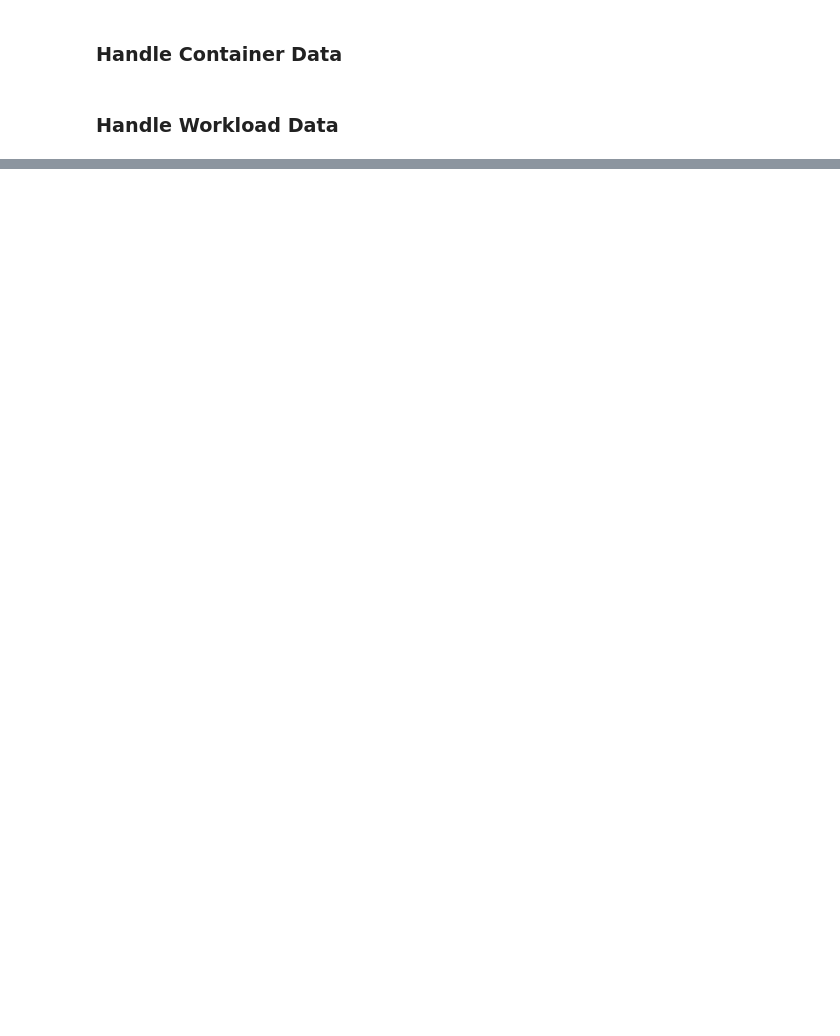
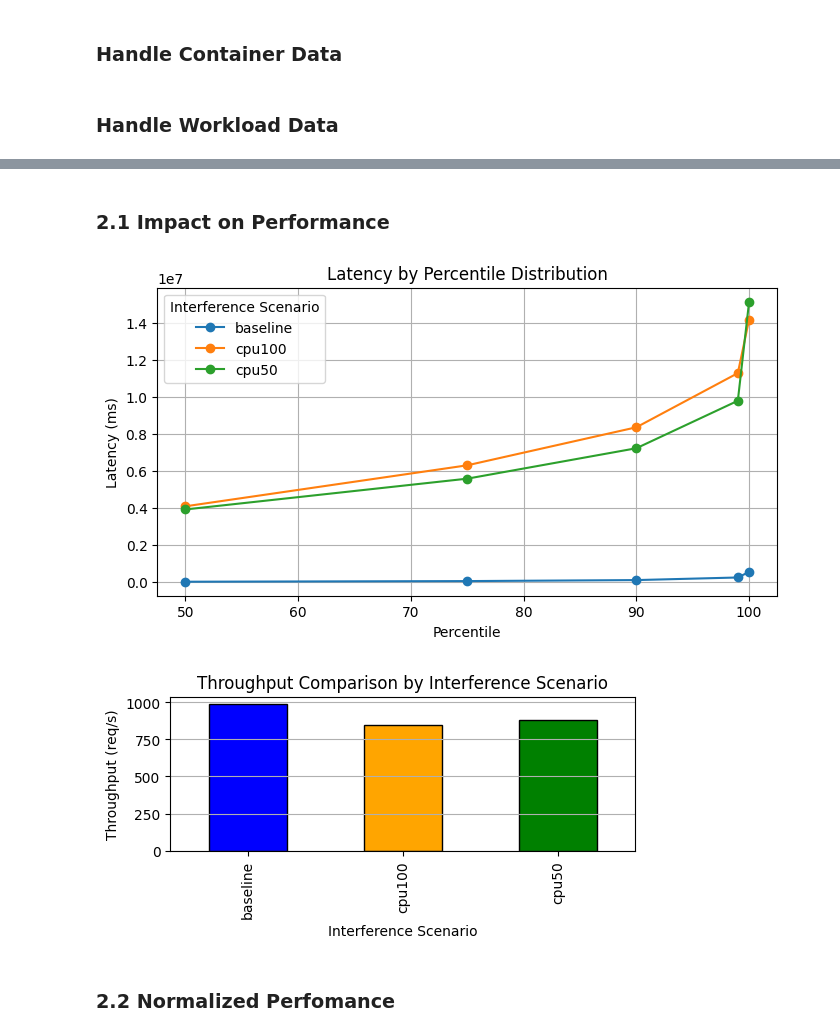
Before and after one commit to georgakopoulosgeo/Interference_Thesis_NTUA, a Jupyter notebook: profiling/fix_datasets.ipynb, the cells around one changed output, grey strips where cells are left out. Cells and saved outputs as stored; diff of their text form; code cells hidden in the pictures; blank space fills up the shorter version.

Commit message:
First view in perfomance

```diff
--- a/profiling/fix_datasets.ipynb
+++ b/profiling/fix_datasets.ipynb
@@ -177,0 +345,19 @@ for category, pattern in file_patterns.items():
+# %%
+# The workload df is the one in the category "workload"
+# Lets name it "social_network_workload.df"
+social_network_workload_df = pd.DataFrame()
+# Call this function for all files that belong to the "workload" category
+for category, pattern in file_patterns.items():
+    # Construct the search pattern
+    search_pattern = os.path.join(local_results_folder, pattern)
+    matching_files = glob.glob(search_pattern)
+
+    # Check if there are matching files
+    if matching_files:
+        for selected_file in matching_files:
+            if category == "workload":
+                social_network_workload_df = pd.read_csv(selected_file)
+                print(f"=== Category: {category} - File: {os.path.basename(selected_file)} ===")
+                display(social_network_workload_df.head(5))
+    else:
+        print(f"No file found for the category: {category}\n")
@@ -177,0 +494,51 @@ for category, pattern in file_patterns.items():
+# %% [markdown]
+### 2.1 Impact on Performance
+# %%
+import pandas as pd
+import matplotlib.pyplot as plt
+
+# Optionally, if you need to filter the DataFrame for a specific test case, use:
+# test_case = "your_test_case_id"
+# test_df = social_network_workload_df[social_network_workload_df['TestCaseID'] == test_case]
+# If not needed, simply use the full DataFrame:
+test_df = social_network_workload_df
+
+# Define the latency percentile columns and the corresponding labels
+latency_cols = ["P50_Latency", "P75_Latency", "P90_Latency", "P99_Latency", "Max_Latency"]
+percentile_labels = [50, 75, 90, 99, 100]  # treating Max_Latency as the 100th percentile
+
+# Plot latency percentile distributions for each interference scenario
+plt.figure(figsize=(8, 4))
+for scenario in test_df['Interference'].unique():
+    if scenario.startswith("cpu") or scenario=="baseline":
+        scenario_row = test_df[test_df['Interference'] == scenario].iloc[0]
+        latencies = [scenario_row[col] for col in latency_cols]
+        plt.plot(percentile_labels, latencies, marker='o', label=scenario)
+
+plt.title("Latency by Percentile Distribution")
+plt.xlabel("Percentile")
+plt.ylabel("Latency (ms)")
+plt.legend(title="Interference Scenario")
+plt.grid(True)
+plt.show()
+
+# Plot throughput comparison using a bar chart.
+plt.figure(figsize=(6, 2))
+# If each interference scenario has a single value, we can directly plot them:
+throughput_data = test_df.set_index('Interference')['Throughput']
+# Otherwise, if there are multiple rows per scenario, you could compute mean throughput:
+# throughput_data = test_df.groupby('Interference')['Throughput'].mean()
+# Filter for only the baseline and cpu scenarios
+throughput_data = throughput_data[throughput_data.index.str.startswith("cpu") | (throughput_data.index == "baseline")]
+
+throughput_data.plot(kind='bar', color=['blue', 'orange', 'green'], edgecolor='black')
+plt.title("Throughput Comparison by Interference Scenario")
+plt.xlabel("Interference Scenario")
+plt.ylabel("Throughput (req/s)")
+plt.grid(axis='y')
+plt.show()
+# %% [output]
+[figure, added]
+[figure, added]
+# %% [markdown]
+### 2.2 Normalized Perfomance
```
Also changed, not shown: parts of 24 cells of this notebook, 21 other files.
